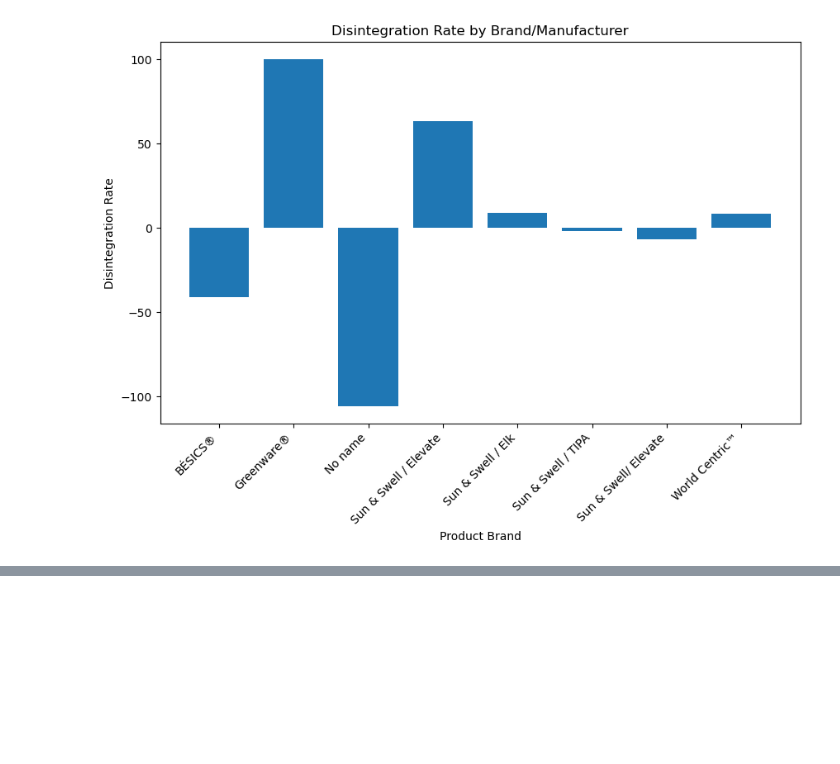
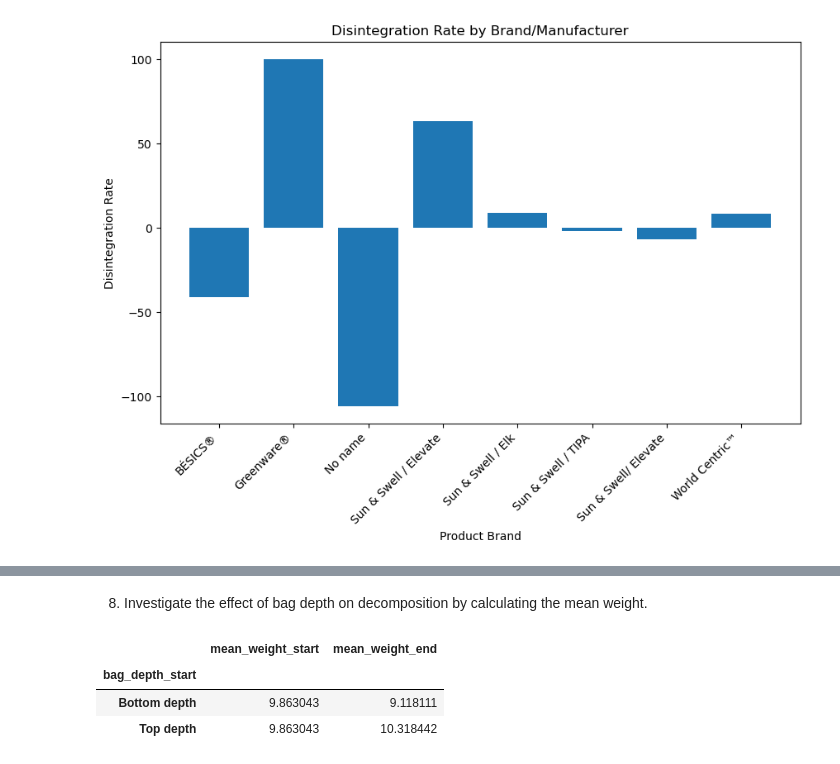
Before and after one commit to uchicago-dsi/compostable-disintegration-analysis, a Jupyter notebook: notebooks/CASP004-01_EDA.ipynb, the cells around one changed output, grey strips where cells are left out. Drawn from its saved outputs; the diff is of its cells as text; code cells hidden in the pictures; blank space fills up the shorter version.

```diff
--- a/notebooks/CASP004-01_EDA.ipynb
+++ b/notebooks/CASP004-01_EDA.ipynb
@@ -210,0 +304,18 @@ Text(0.5, 1.0, 'Disintegration Rate by Brand/Manufacturer')
+# %% [markdown]
+8. Investigate the effect of bag depth on decomposition by calculating the mean weight.
+# %%
+mean_weights_start_depth = wide_changed_data.groupby('bag_depth_start')['weight_mean_g_start'].mean()
+mean_weights_end_depth = wide_changed_data.groupby('bag_depth_start')['weight_mean_g_end'].mean()
+
+# Create DataFrame for Weight Change Analysis
+weight_change_analysis_depth = pd.DataFrame({
+    'mean_weight_start': mean_weights_start_depth,
+    'mean_weight_end': mean_weights_end_depth
+})
+
+weight_change_analysis_depth
+# %% [output]
+|  | mean_weight_start | mean_weight_end |
+| bag_depth_start |  |  |
+| Bottom depth | 9.863043 | 9.118111 |
+| Top depth | 9.863043 | 10.318442 |
```
Also changed, not shown: parts of 9 cells of this notebook, 1 other file.
